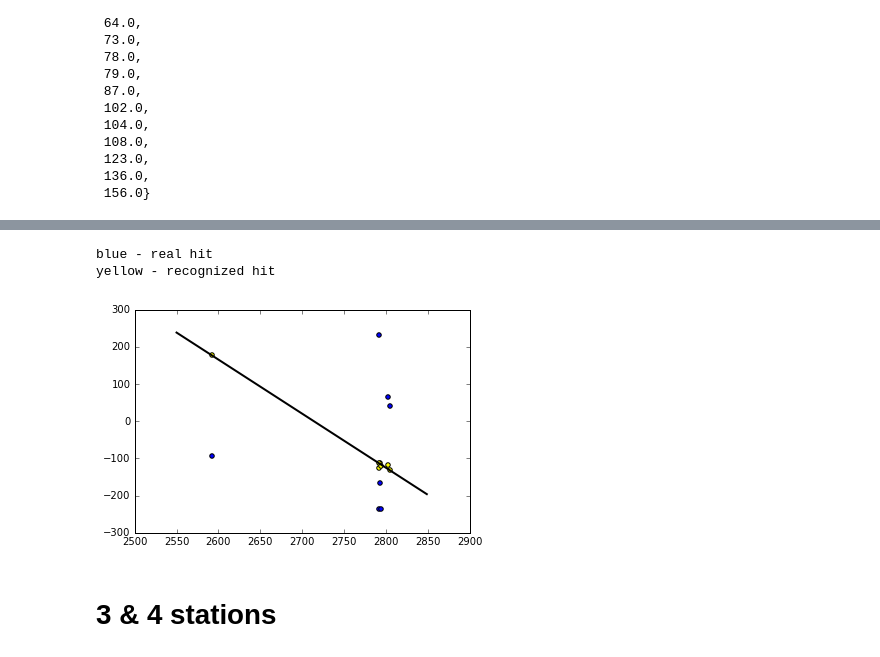
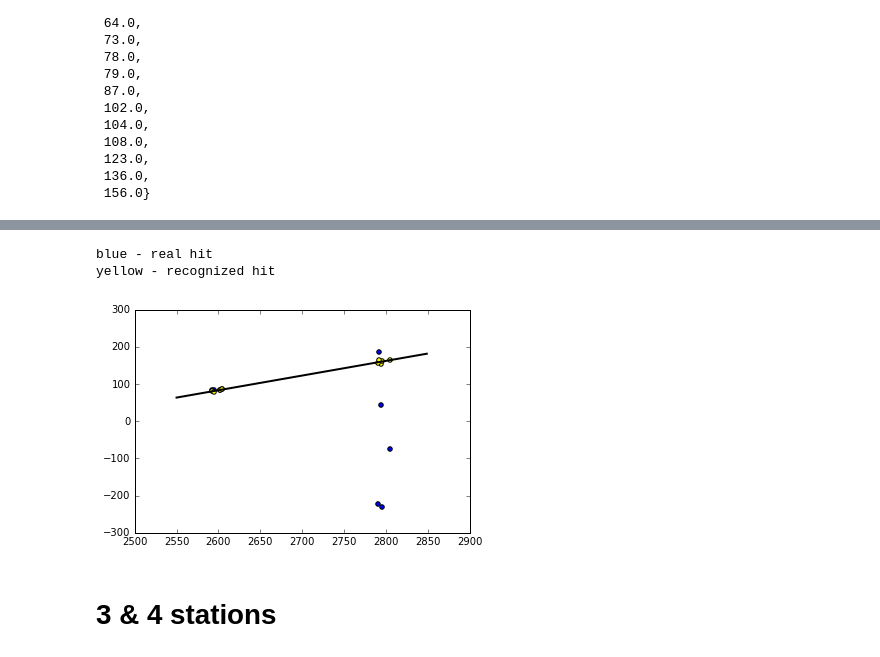
Before and after one commit to yandexdataschool/ship_tracks_recognition, a Jupyter notebook: U,V_recognition.ipynb, the cells around one changed output, grey strips where cells are left out. Cells and saved outputs as stored; diff of their text form; code cells hidden in the pictures.

```diff
--- a/U,V_recognition.ipynb
+++ b/U,V_recognition.ipynb
@@ -141,6 +132,6 @@ new_linking_table.keys()
 # %%
-show(50006, 0, Xs)
+show(10001, 0, Xs)
 # %% [output]
 blue - real hit
 yellow - recognized hit
-[figure, old version]
+[figure, new version]
```
Also changed, not shown: parts of 7 cells of this notebook, 3 other files.
